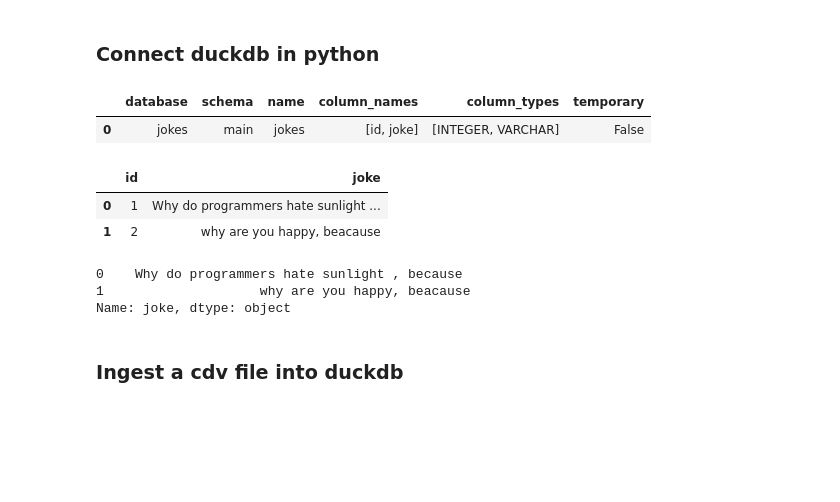
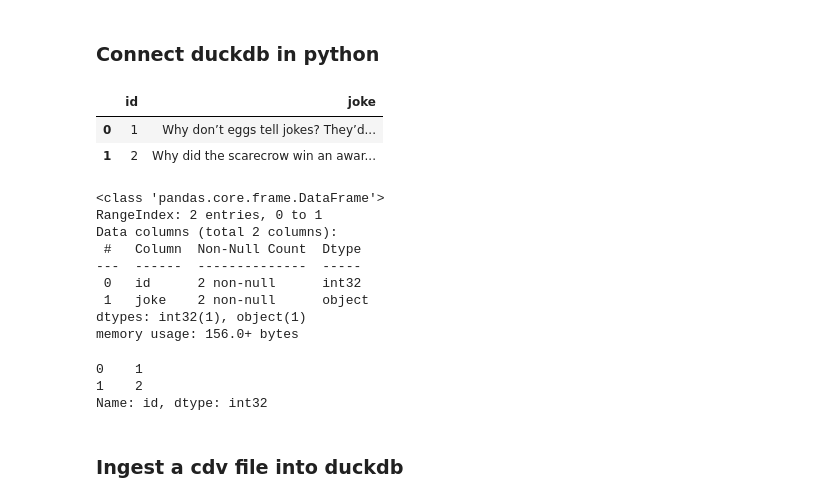
Before and after one commit to LAjoyan/duckdb_analytics_lilit_ajoyan_mlops25, a Jupyter notebook: code_alongs/17_python_duckdb/connect_duckdb.ipynb, the cells around one changed output. Cells and saved outputs as stored; diff of their text form; code cells hidden in the pictures; blank space fills up the shorter version.

```diff
--- a/code_alongs/17_python_duckdb/connect_duckdb.ipynb
+++ b/code_alongs/17_python_duckdb/connect_duckdb.ipynb
@@ -3,41 +3,44 @@
 # %%
 import duckdb
 
 with duckdb.connect("database/jokes.duckdb") as conn:
     conn.sql("DROP TABLE IF EXISTS jokes;")
-    conn.sql("""--sql
+    conn.sql("""
               CREATE TABLE IF NOT EXISTS jokes (
               id INT,
               joke STRING);
-""")
+               """)
 
-    conn.sql("""--sql
-        INSERT INTO jokes VALUES
-             (1, 'Why do programmers hate sunlight , because '),
-             (2, 'why are you happy, beacause');
+    conn.sql("""
+            INSERT INTO jokes VALUES
+            (1, 'Why don’t eggs tell jokes? They’d crack each other up.'),
+            (2, 'Why did the scarecrow win an award? He was outstanding in his field.');
              """)
 
-    desc = conn.sql("DESC;").df()
+    joke = conn.sql("from jokes;").df()
+joke
+# %% [output]
+|  | id | joke |
+| 0 | 1 | Why don’t eggs tell jokes? They’d... |
+| 1 | 2 | Why did the scarecrow win an awar... |
 # %%
-desc
+joke.info()
 # %% [output]
-|  | database | schema | name | column_names | column_types | temporary |
-| 0 | jokes | main | jokes | [id, joke] | [INTEGER, VARCHAR] | False |
+<class 'pandas.core.frame.DataFrame'>
+RangeIndex: 2 entries, 0 to 1
+Data columns (total 2 columns):
+ #   Column  Non-Null Count  Dtype
+---  ------  --------------  -----
+ 0   id      2 non-null      int32
+ 1   joke    2 non-null      object
+dtypes: int32(1), object(1)
+memory usage: 156.0+ bytes
-# %%
-with duckdb.connect("database/jokes.duckdb") as conn:
-    jokes = conn.sql("FROM jokes").df()
-
-jokes
-# %% [output]
-|  | id | joke |
-| 0 | 1 | Why do programmers hate sunlight ... |
-| 1 | 2 | why are you happy, beacause |
 # %%
-jokes["joke"]
+joke["id"]
 # %% [output]
-0    Why do programmers hate sunlight , because
-1                    why are you happy, beacause
-Name: joke, dtype: object
+0    1
+1    2
+Name: id, dtype: int32
 # %% [markdown]
 ### Ingest a cdv file into duckdb
 # %% [markdown]
```
Also changed, not shown: parts of 2 cells of this notebook.
